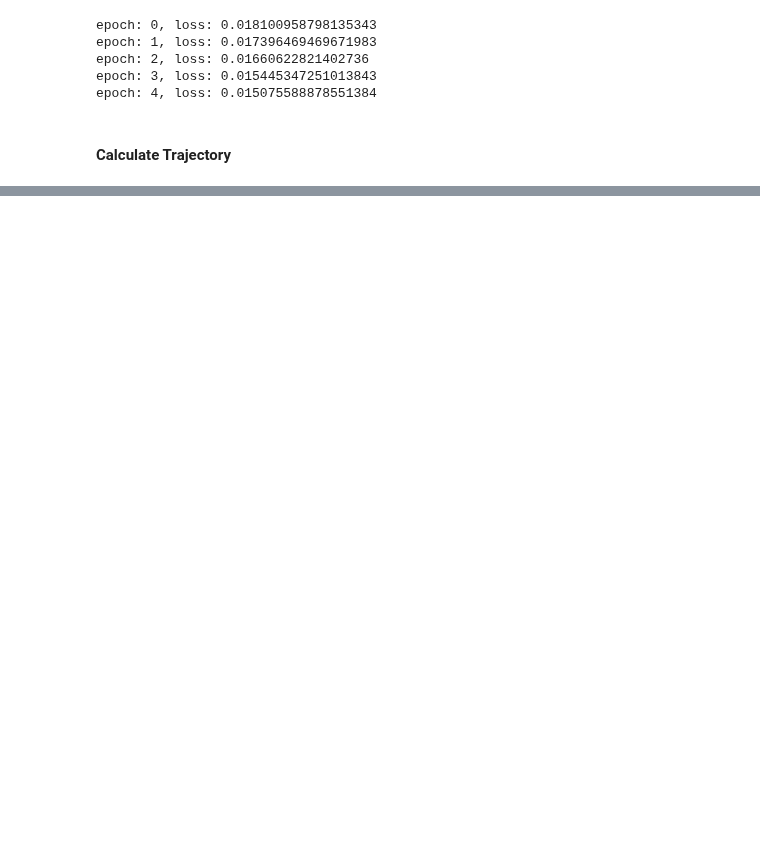
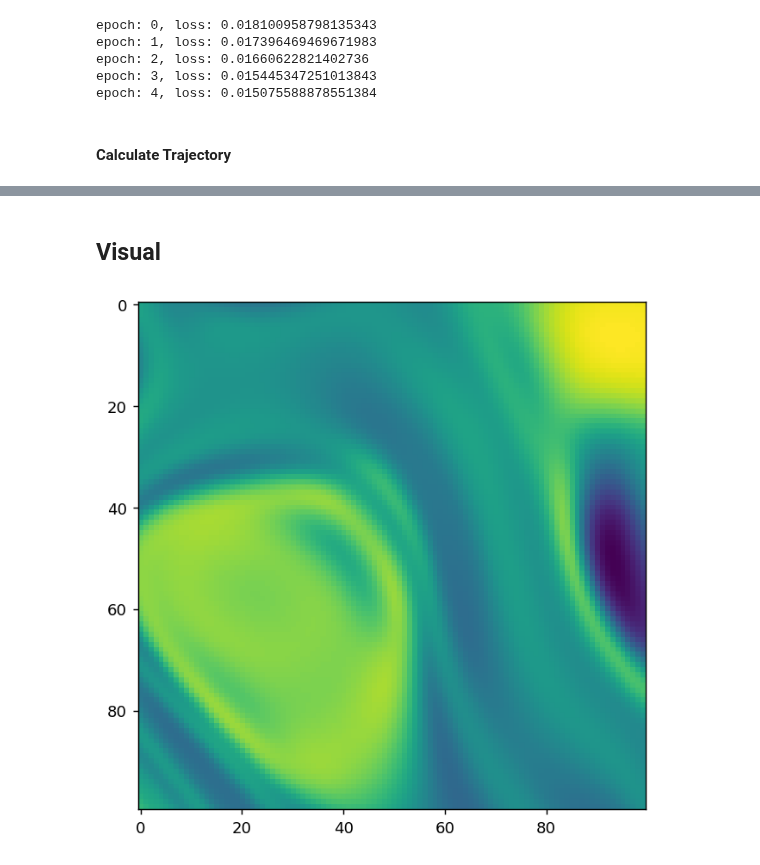
Before and after one commit to KristianWold/Master-Thesis, a Jupyter notebook: notebooks/experiments/Expressivity and Stability.ipynb, the cells around one changed output, grey strips where cells are left out. Cells and saved outputs as stored; diff of their text form; code cells hidden in the pictures; blank space fills up the shorter version.

```diff
--- a/notebooks/experiments/Expressivity and Stability.ipynb
+++ b/notebooks/experiments/Expressivity and Stability.ipynb
@@ -613,0 +834,2 @@ saver(tl, data_path("tl_expressivity_epochs_929_dnn_9_nodes"))
+# %% [markdown]
+## Visual
@@ -613,0 +841,10 @@ saver(tl, data_path("tl_expressivity_epochs_929_dnn_9_nodes"))
+# %%
+np.random.seed(41)
+qcn = sequential_qnn(n_qubits = [4, 4, 4, 4, 4],
+                         dim = [2, 4, 4, 4, 4, 1] ,
+                         scale = 4*[[-np.pi, np.pi]] + [[0,1]],
+                         encoder = Encoder(),
+                         ansatz = Ansatz(blocks=["entangle", "ry"], reps=2),
+                         sampler = Parity(),
+                         shots = 0,
+                         optimizer=Adam(lr=0.1))
@@ -613,0 +853,8 @@ saver(tl, data_path("tl_expressivity_epochs_929_dnn_9_nodes"))
+# %%
+y_pred = qcn.a[5][:,0]
+# %%
+fig=plt.figure(figsize=(6,6), dpi = 130, facecolor='w', edgecolor='k')
+plt.imshow(y_pred.reshape(100,100))
+plt.show()
+# %% [output]
+[figure, added]
```
Also changed, not shown: parts of 80 cells of this notebook, 18 other files.
